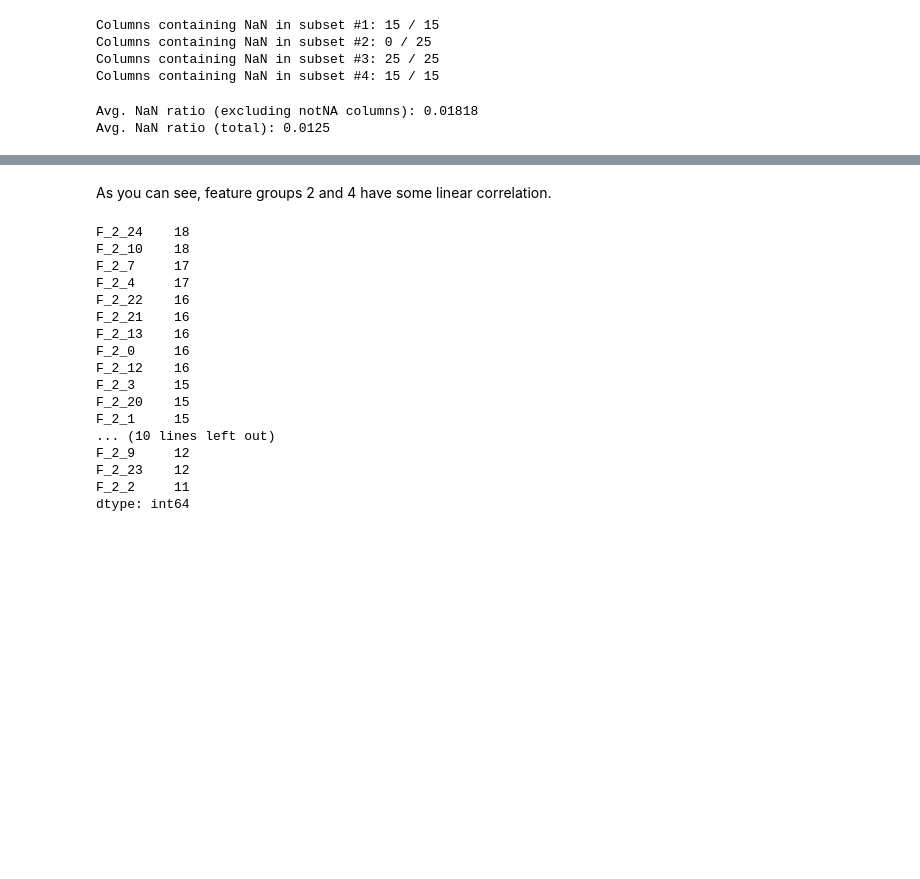
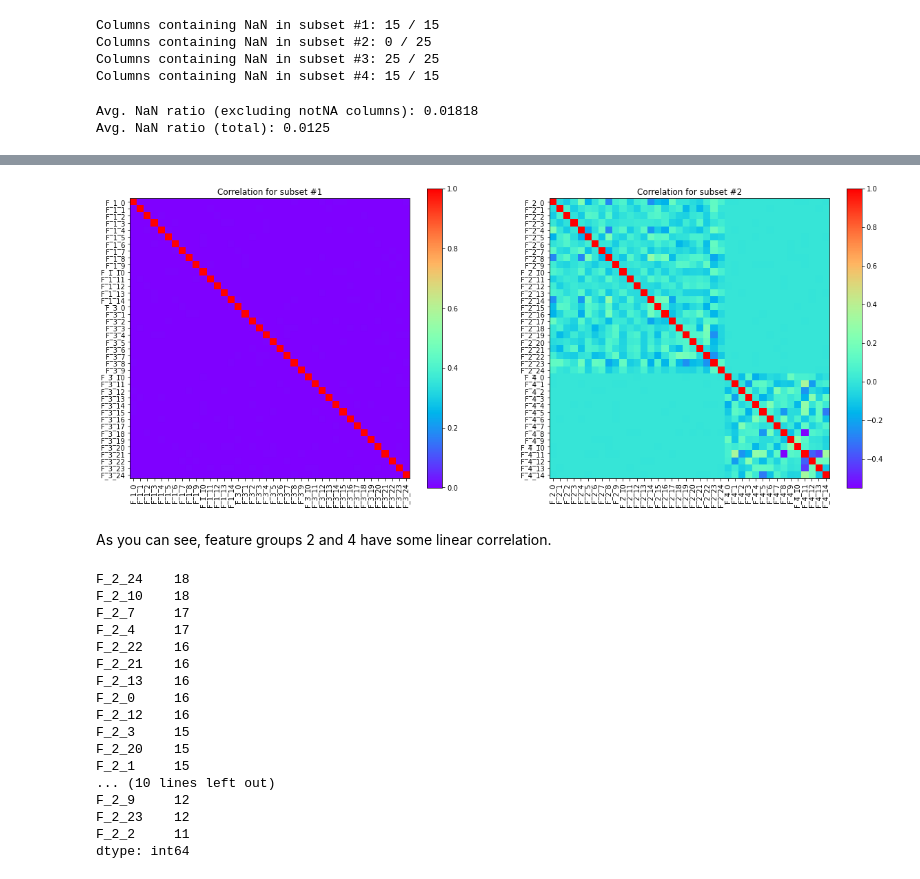
Before and after one commit to j2cry/playground, a Jupyter notebook: 6.2022/overview.ipynb, the cells around one changed output, grey strips where cells are left out. Saved outputs shown, nothing was run; the diff lists cells and outputs as text; code cells hidden in the pictures; blank space fills up the shorter version.

```diff
--- a/6.2022/overview.ipynb
+++ b/6.2022/overview.ipynb
@@ -48,3 +49,18 @@ for n, df in enumerate(aux.subset[1:]):
+# %%
+# mixed correlations
+fig, ax = plt.subplots(1, 2, figsize=(20, 8))
+
+# for n, (df1, df2) in enumerate(zip(aux.subset[1::2], aux.subset[2::2])):   # 1+2 / 3+4
+for n, (df1, df2) in enumerate(zip(aux.subset[1:3], aux.subset[3:])):   # 1+3 / 2+4
+# for n, (df1, df2) in enumerate(zip(aux.subset[1:3], aux.subset[:-3:-1])):   # 1+4 / 2+3
+    df = pd.concat([df1, df2], axis=1)
+    ax[n].set_title(f'Correlation for subset #{n + 1}')
+    im = ax[n].imshow(df.corr(), cmap='rainbow')
+    ax[n].set_yticks(ticks=range(df.shape[1]), labels=df.columns)
+    ax[n].set_xticks(ticks=range(df.shape[1]), labels=df.columns, rotation=90)
+    plt.colorbar(im, ax=ax[n])
+# %% [output]
+[figure, added]
 # %% [markdown]
 As you can see, feature groups 2 and 4 have some linear correlation.
 # %%
```
Also changed, not shown: parts of 1 cell of this notebook, 8 other files.
